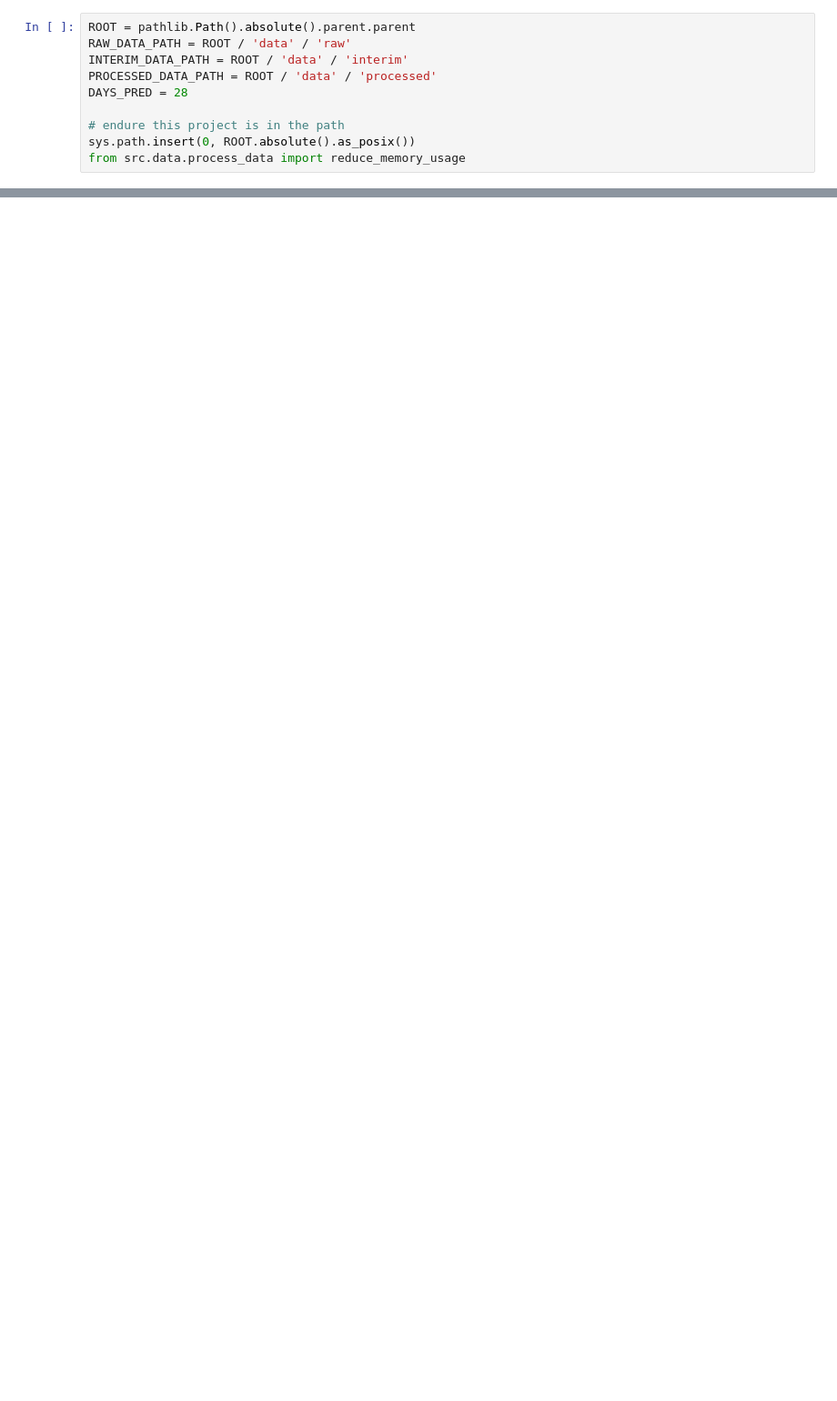
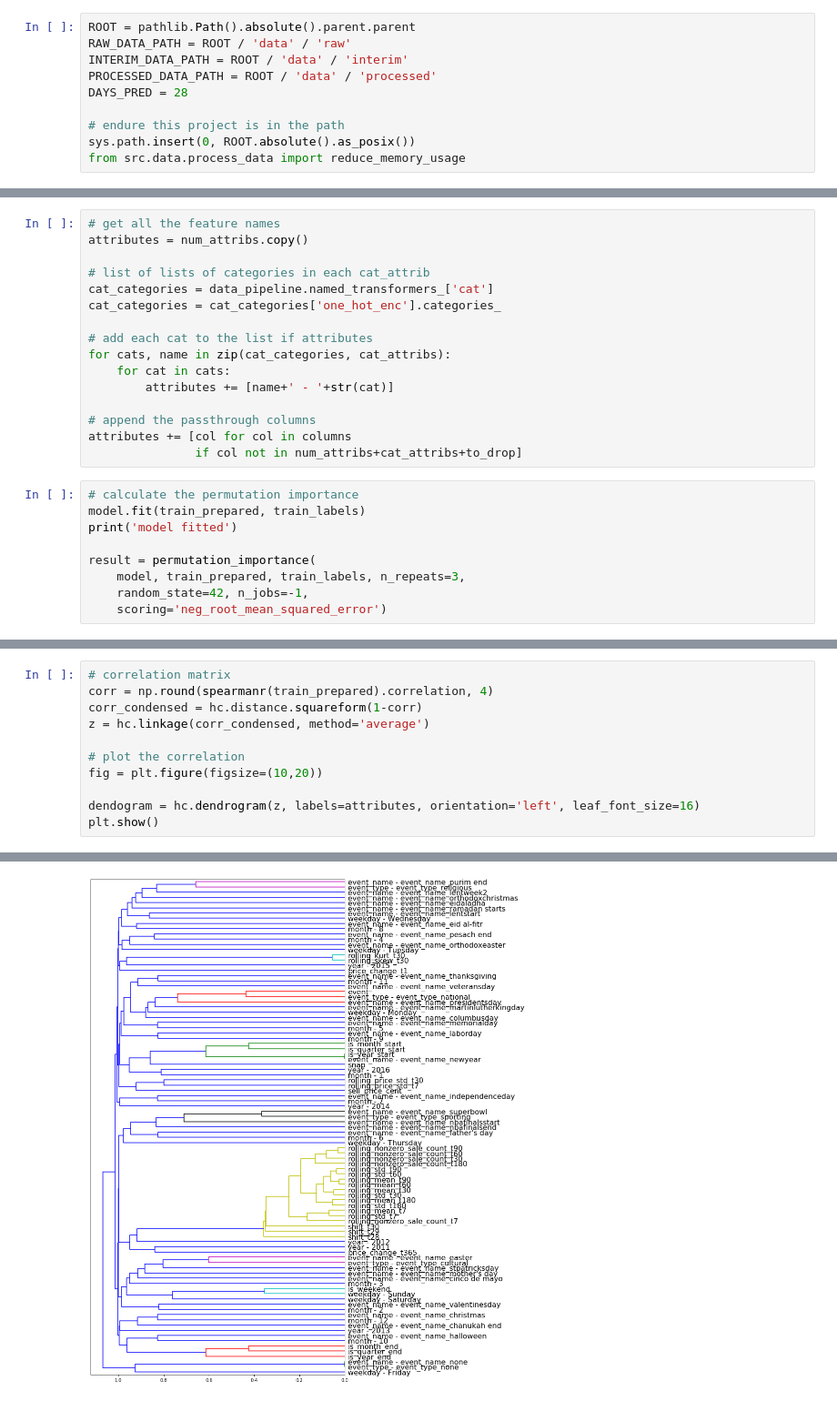
Before and after one commit to yleneb/M5-forecasting, a Jupyter notebook: notebooks/Training on a sample/Using Sklearn.ipynb, the cells around one changed output, grey strips where cells are left out. Shown at 91% size. Saved outputs shown, nothing was run; the diff lists cells and outputs as text; blank space fills up the shorter version.

```diff
--- a/notebooks/Training on a sample/Using Sklearn.ipynb
+++ b/notebooks/Training on a sample/Using Sklearn.ipynb
@@ -207,3 +472,28 @@ result.importances_mean.sort()
+# %%
+# get all the feature names
+attributes = num_attribs.copy()
+
+# list of lists of categories in each cat_attrib
+cat_categories = data_pipeline.named_transformers_['cat']
+cat_categories = cat_categories['one_hot_enc'].categories_
+
+# add each cat to the list if attributes
+for cats, name in zip(cat_categories, cat_attribs):
+    for cat in cats:
+        attributes += [name+' - '+str(cat)]
+
+# append the passthrough columns
+attributes += [col for col in columns
+               if col not in num_attribs+cat_attribs+to_drop]
+# %%
+# calculate the permutation importance
+model.fit(train_prepared, train_labels)
+print('model fitted')
+
+result = permutation_importance(
+    model, train_prepared, train_labels, n_repeats=3,
+    random_state=42, n_jobs=-1,
+    scoring='neg_root_mean_squared_error')
 # %%
 result.importances_mean
 # %% [output]
@@ -226,0 +602,12 @@ array([-9.95512861e-05, -8.26393101e-07, -2.46331754e-07, -1.44200609e-07,
+# %%
+# correlation matrix
+corr = np.round(spearmanr(train_prepared).correlation, 4)
+corr_condensed = hc.distance.squareform(1-corr)
+z = hc.linkage(corr_condensed, method='average')
+
+# plot the correlation
+fig = plt.figure(figsize=(10,20))
+
+dendogram = hc.dendrogram(z, labels=attributes, orientation='left', leaf_font_size=16)
+plt.show()
+# %% [output]
@@ -226,0 +618 @@ array([-9.95512861e-05, -8.26393101e-07, -2.46331754e-07, -1.44200609e-07,
+[figure, added]
```
Also changed, not shown: parts of 80 cells of this notebook, 2 other files.
